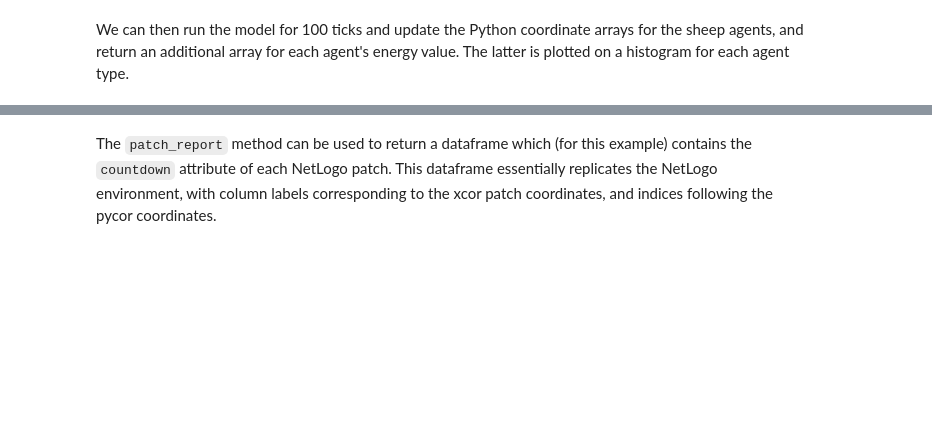
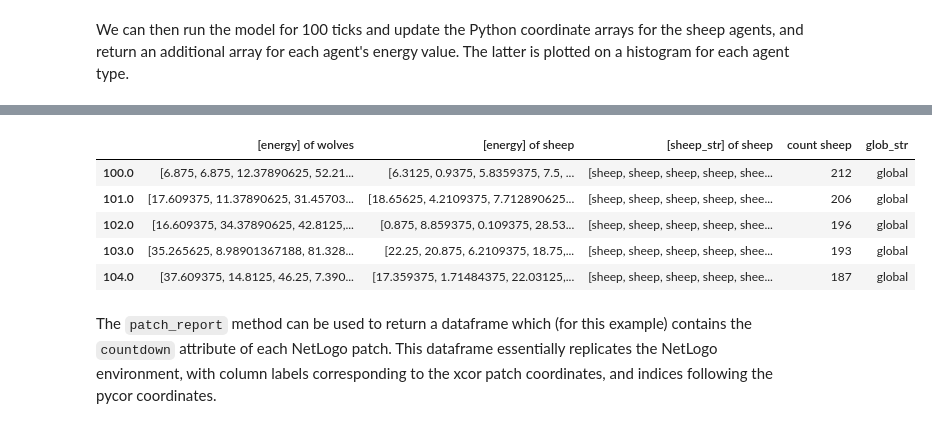
Before and after one commit to quaquel/pynetlogo_jasss, a Jupyter notebook: docs/source/example1.ipynb, the cells around one changed output, grey strips where cells are left out. Saved outputs shown, nothing was run; the diff lists cells and outputs as text; code cells hidden in the pictures; blank space fills up the shorter version.

```diff
--- a/docs/source/example1.ipynb
+++ b/docs/source/example1.ipynb
@@ -141,3 +149,12 @@ plt.show()
+# %%
+energy_df.head()
+# %% [output]
+|  | [energy] of wolves | [energy] of sheep | [sheep_str] of sheep | count sheep | glob_str |
+| 100.0 | [6.875, 6.875, 12.37890625, 52.21... | [6.3125, 0.9375, 5.8359375, 7.5, ... | [sheep, sheep, sheep, sheep, shee... | 212 | global |
+| 101.0 | [17.609375, 11.37890625, 31.45703... | [18.65625, 4.2109375, 7.712890625... | [sheep, sheep, sheep, sheep, shee... | 206 | global |
+| 102.0 | [16.609375, 34.37890625, 42.8125,... | [0.875, 8.859375, 0.109375, 28.53... | [sheep, sheep, sheep, sheep, shee... | 196 | global |
+| 103.0 | [35.265625, 8.98901367188, 81.328... | [22.25, 20.875, 6.2109375, 18.75,... | [sheep, sheep, sheep, sheep, shee... | 193 | global |
+| 104.0 | [37.609375, 14.8125, 46.25, 7.390... | [17.359375, 1.71484375, 22.03125,... | [sheep, sheep, sheep, sheep, shee... | 187 | global |
 # %% [markdown]
 The `patch_report` method can be used to return a dataframe which (for this example) contains the `countdown` attribute of each NetLogo patch. This dataframe essentially replicates the NetLogo environment, with column labels corresponding to the xcor patch coordinates, and indices following the pycor coordinates.
 # %%
```
Also changed, not shown: parts of 12 cells of this notebook, 18 other files.
